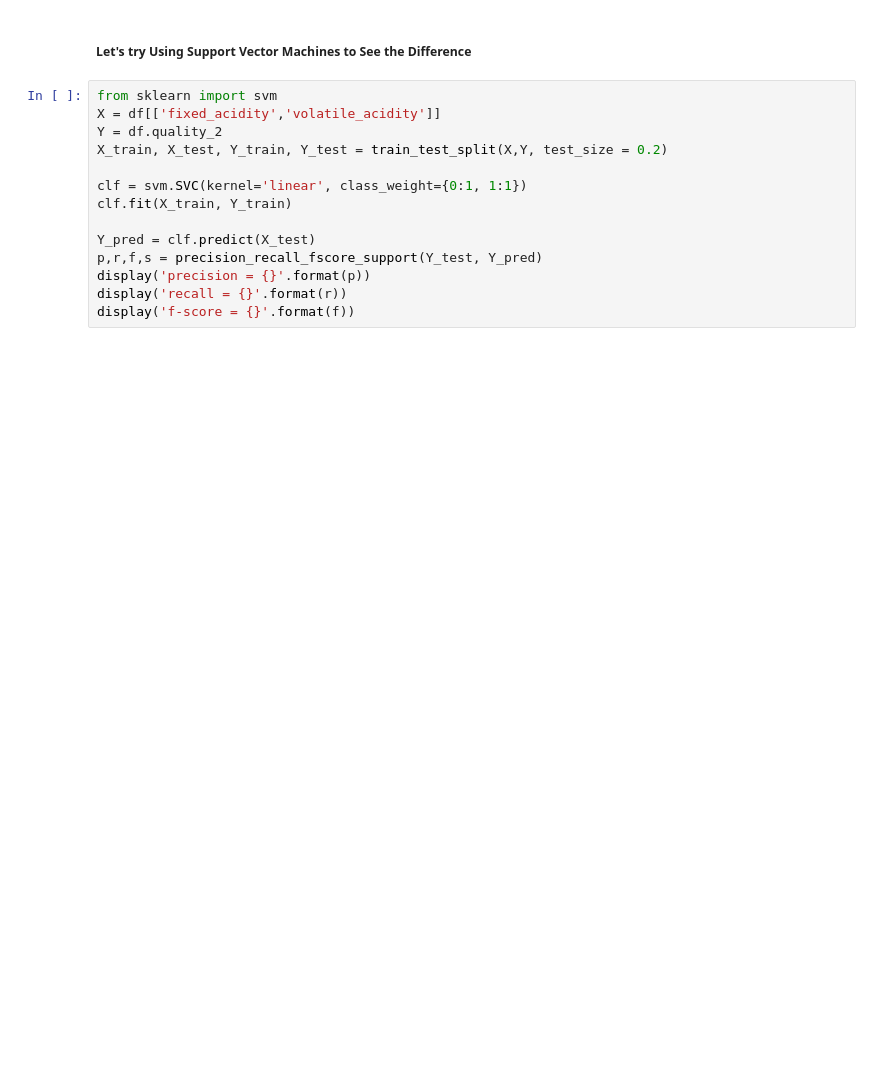
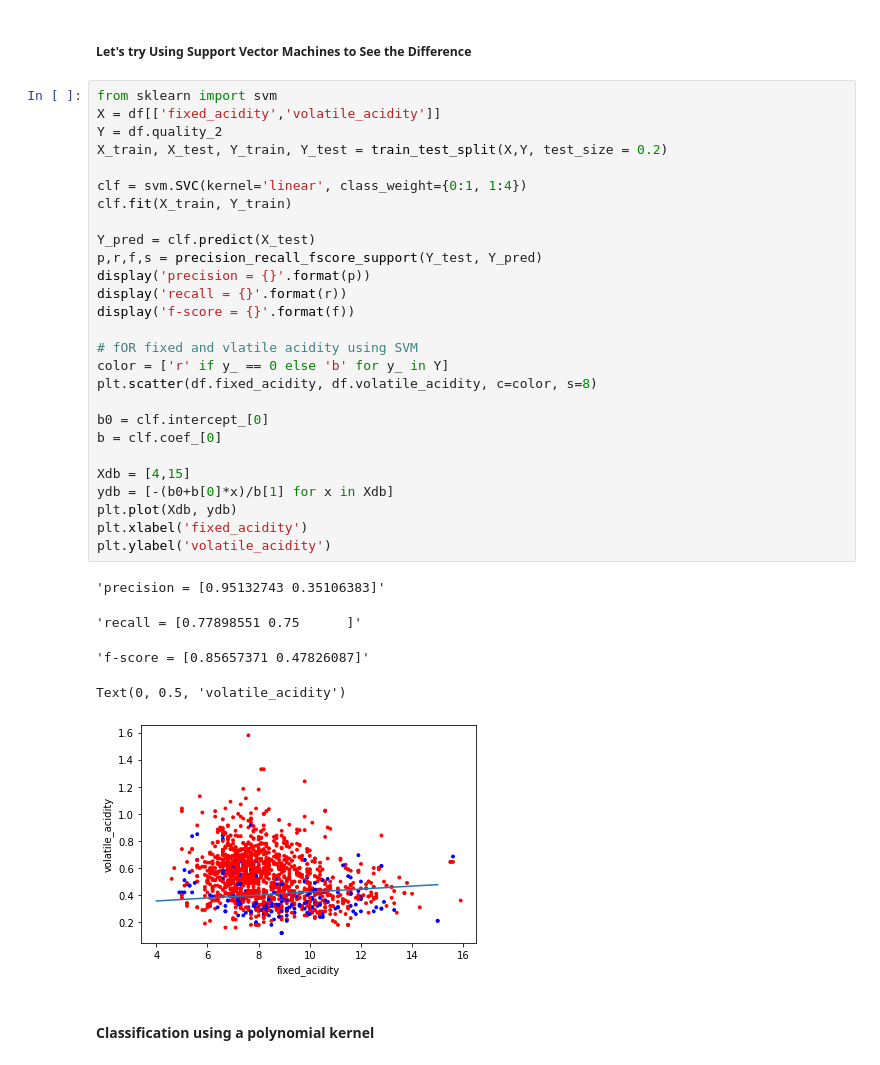
Before and after one commit to meghkc/CS5830-Project7, a Jupyter notebook: cs6830_project7.ipynb, the cells around one changed output. Cells and saved outputs as stored; diff of their text form; blank space fills up the shorter version.

```diff
--- a/cs6830_project7.ipynb
+++ b/cs6830_project7.ipynb
@@ -200,14 +276,35 @@ plt.ylabel('volatile_acidity')
 # %%
 from sklearn import svm
 X = df[['fixed_acidity','volatile_acidity']]
 Y = df.quality_2
 X_train, X_test, Y_train, Y_test = train_test_split(X,Y, test_size = 0.2)
 
-clf = svm.SVC(kernel='linear', class_weight={0:1, 1:1})
+clf = svm.SVC(kernel='linear', class_weight={0:1, 1:4})
 clf.fit(X_train, Y_train)
 
 Y_pred = clf.predict(X_test)
 p,r,f,s = precision_recall_fscore_support(Y_test, Y_pred)
 display('precision = {}'.format(p))
 display('recall = {}'.format(r))
 display('f-score = {}'.format(f))
+
+# fOR fixed and vlatile acidity using SVM
+color = ['r' if y_ == 0 else 'b' for y_ in Y]
+plt.scatter(df.fixed_acidity, df.volatile_acidity, c=color, s=8)
+
+b0 = clf.intercept_[0]
+b = clf.coef_[0]
+
+Xdb = [4,15]
+ydb = [-(b0+b[0]*x)/b[1] for x in Xdb]
+plt.plot(Xdb, ydb)
+plt.xlabel('fixed_acidity')
+plt.ylabel('volatile_acidity')
+# %% [output]
+'precision = [0.95132743 0.35106383]'
+'recall = [0.77898551 0.75      ]'
+'f-score = [0.85657371 0.47826087]'
+Text(0, 0.5, 'volatile_acidity')
+[figure, added]
+# %% [markdown]
+#### Classification using a polynomial kernel
```
Also changed, not shown: parts of 15 cells of this notebook.
